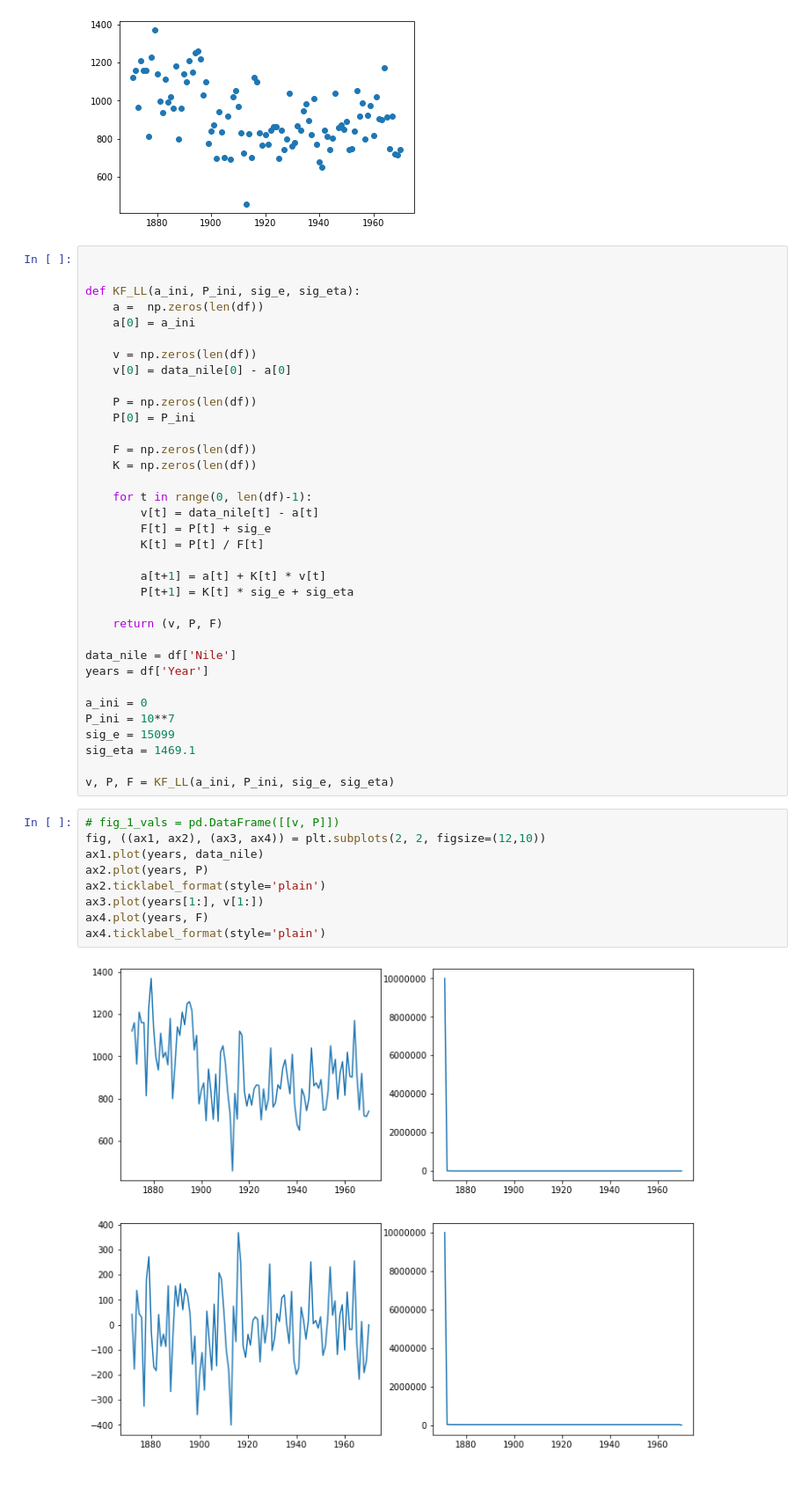
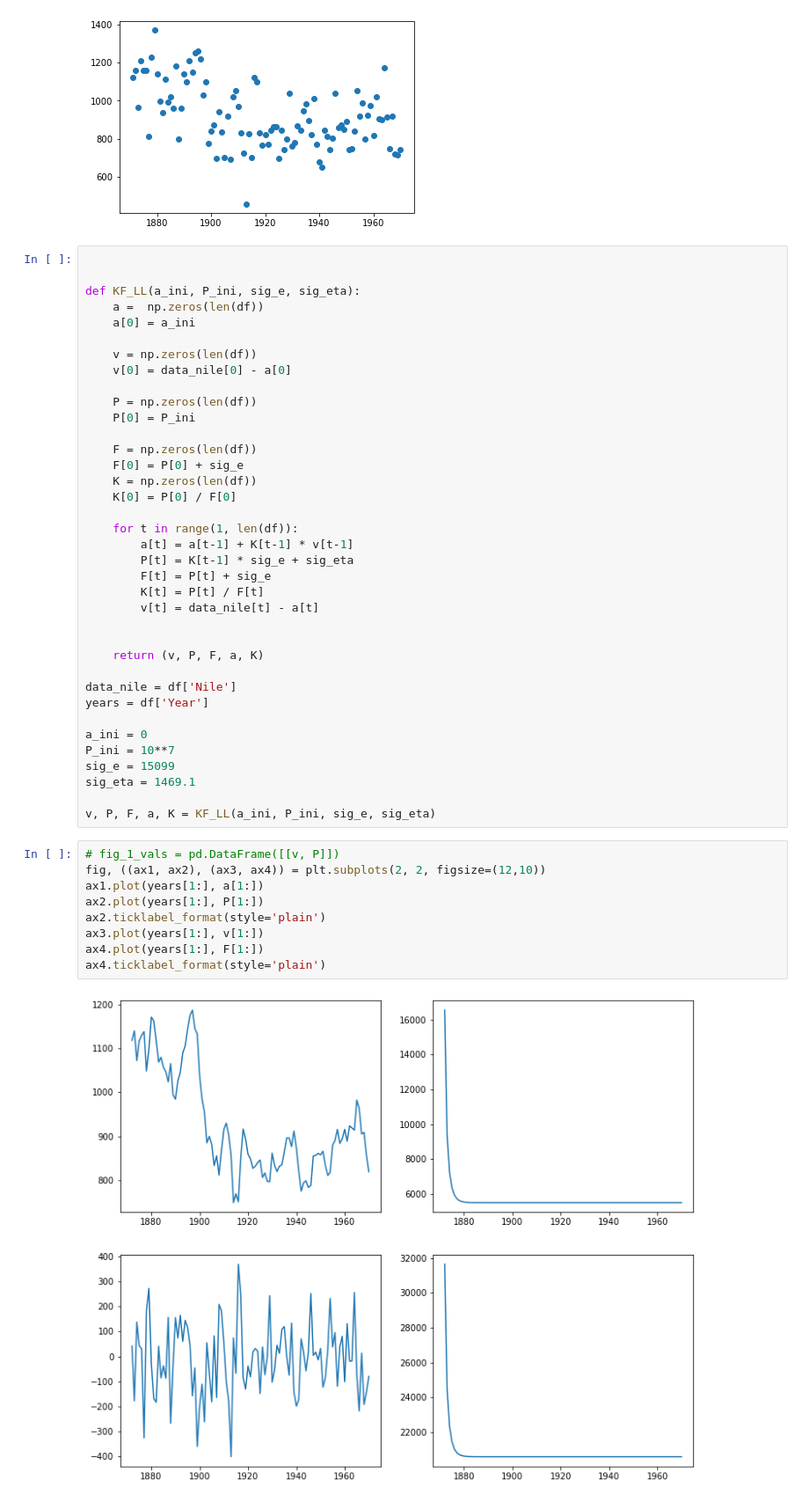
Before and after one commit to afroslam/Time-Series-Models, a Jupyter notebook: LL_Kalman_filter.ipynb, the cells around one changed output. Shown at 88% size. Cells and saved outputs as stored; diff of their text form.

```diff
--- a/LL_Kalman_filter.ipynb
+++ b/LL_Kalman_filter.ipynb
@@ -39,17 +39,19 @@ def KF_LL(a_ini, P_ini, sig_e, sig_eta):
     P[0] = P_ini
 
     F = np.zeros(len(df))
+    F[0] = P[0] + sig_e
     K = np.zeros(len(df))
+    K[0] = P[0] / F[0]
 
-    for t in range(0, len(df)-1):
-        v[t] = data_nile[t] - a[t]
+    for t in range(1, len(df)):
+        a[t] = a[t-1] + K[t-1] * v[t-1]
+        P[t] = K[t-1] * sig_e + sig_eta
         F[t] = P[t] + sig_e
         K[t] = P[t] / F[t]
+        v[t] = data_nile[t] - a[t]
 
-        a[t+1] = a[t] + K[t] * v[t]
-        P[t+1] = K[t] * sig_e + sig_eta
 
-    return (v, P, F)
+    return (v, P, F, a, K)
 
 data_nile = df['Nile']
 years = df['Year']
@@ -59,15 +61,15 @@ P_ini = 10**7
 sig_e = 15099
 sig_eta = 1469.1
 
-v, P, F = KF_LL(a_ini, P_ini, sig_e, sig_eta)
+v, P, F, a, K = KF_LL(a_ini, P_ini, sig_e, sig_eta)
 # %%
 # fig_1_vals = pd.DataFrame([[v, P]])
 fig, ((ax1, ax2), (ax3, ax4)) = plt.subplots(2, 2, figsize=(12,10))
-ax1.plot(years, data_nile)
-ax2.plot(years, P)
+ax1.plot(years[1:], a[1:])
+ax2.plot(years[1:], P[1:])
 ax2.ticklabel_format(style='plain')
 ax3.plot(years[1:], v[1:])
-ax4.plot(years, F)
+ax4.plot(years[1:], F[1:])
 ax4.ticklabel_format(style='plain')
 # %% [output]
-[figure, old version]
+[figure, new version]
```
Also changed, not shown: parts of 3 cells of this notebook.
